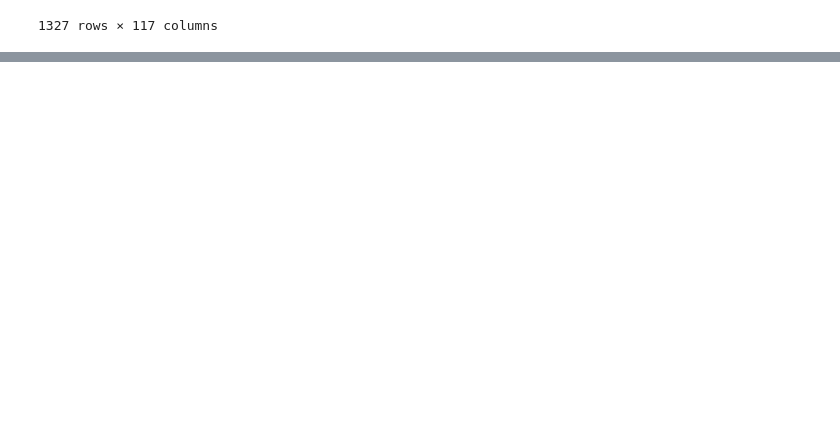
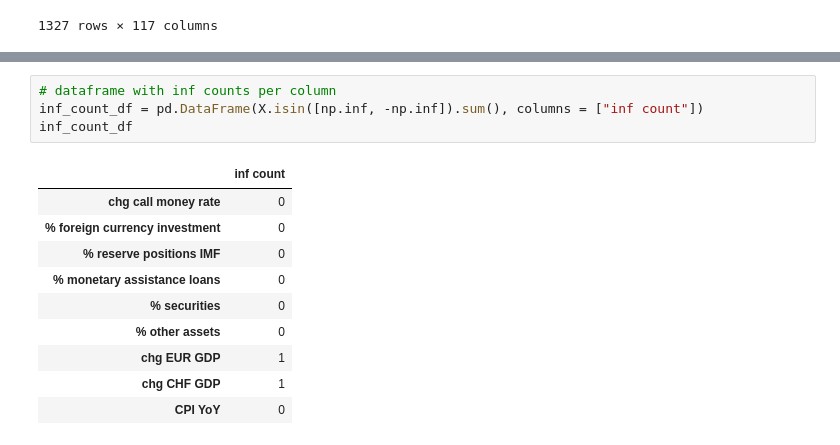
Before and after one commit to dcuoliveira/cml-fin, a Jupyter notebook: src/new_studies/chf_data_parser.ipynb, the cells around one changed output, grey strips where cells are left out. Drawn from its saved outputs; the diff is of its cells as text; blank space fills up the shorter version.

```diff
--- a/src/new_studies/chf_data_parser.ipynb
+++ b/src/new_studies/chf_data_parser.ipynb
@@ -91,0 +139,15 @@ chf_cpi_yoy_df = df[["TLK"]]
+# %%
+# dataframe with inf counts per column
+inf_count_df = pd.DataFrame(X.isin([np.inf, -np.inf]).sum(), columns = ["inf count"])
+inf_count_df
+# %% [output]
+|  | inf count |
+| chg call money rate | 0 |
+| % foreign currency investment | 0 |
+| % reserve positions IMF | 0 |
+| % monetary assistance loans | 0 |
+| % securities | 0 |
+| % other assets | 0 |
+| chg EUR GDP | 1 |
+| chg CHF GDP | 1 |
+| CPI YoY | 0 |
```
Also changed, not shown: parts of 7 cells of this notebook.
